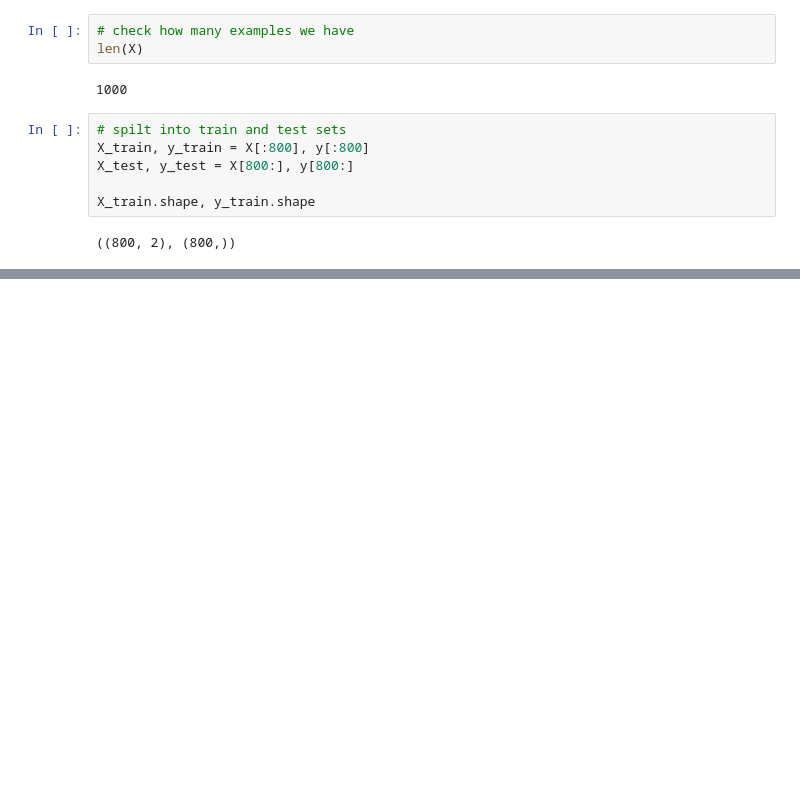
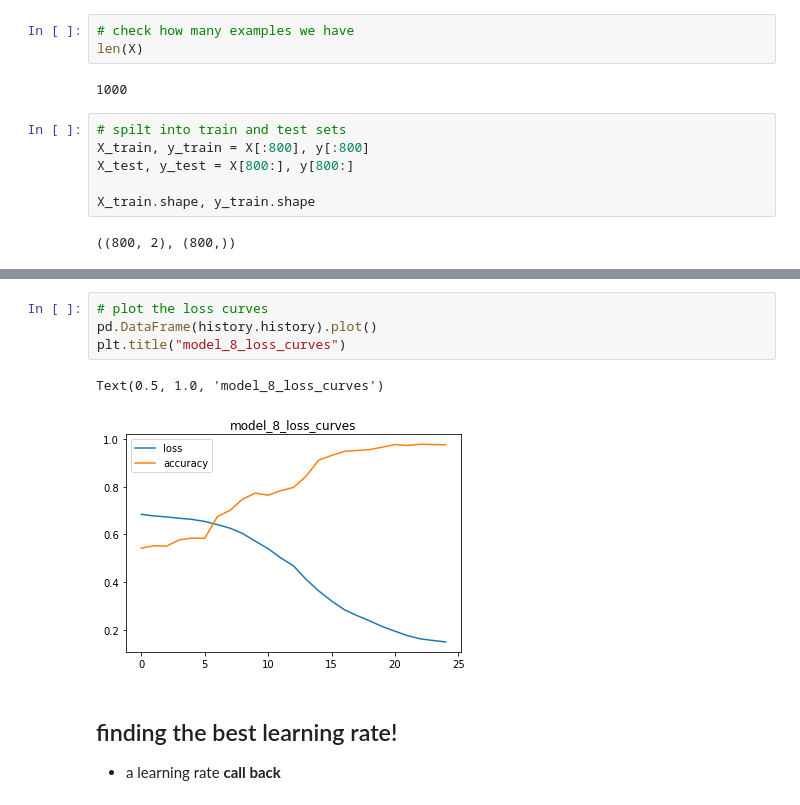
Before and after one commit to LiTaokui/TensorFlow-Deep-Learning, a Jupyter notebook: 02_neural_network_classification_with_tensorflow.ipynb, the cells around one changed output, grey strips where cells are left out. Cells and saved outputs as stored; diff of their text form; blank space fills up the shorter version.

```diff
--- a/02_neural_network_classification_with_tensorflow.ipynb
+++ b/02_neural_network_classification_with_tensorflow.ipynb
@@ -658,0 +719,11 @@ Epoch 25/25
+# %%
+# plot the loss curves
+pd.DataFrame(history.history).plot()
+plt.title("model_8_loss_curves")
+# %% [output]
+Text(0.5, 1.0, 'model_8_loss_curves')
+[figure, added]
+# %% [markdown]
+## finding the best learning rate!
+
+* a learning rate **call back**
```
Also changed, not shown: parts of 19 cells of this notebook.
